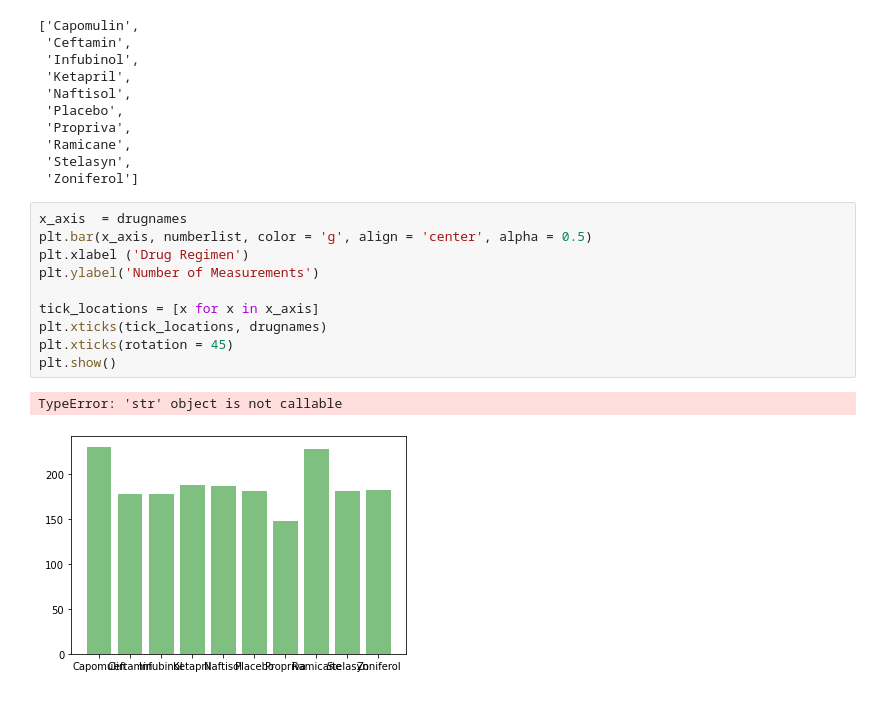
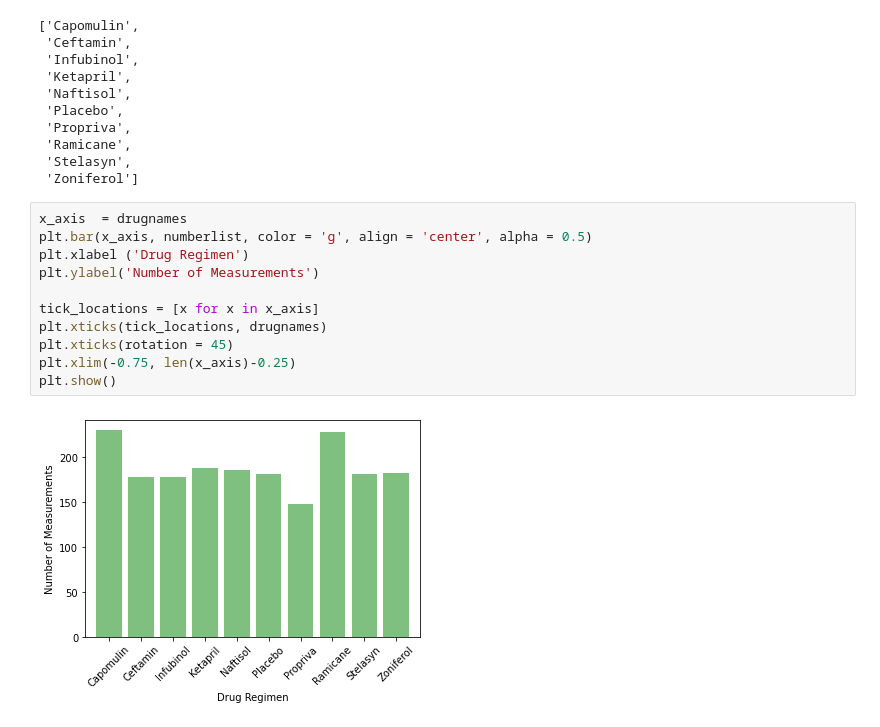
Before and after one commit to nadzema/Matplotlib_ThePowerofPlots, a Jupyter notebook: ThePowerofPlots.ipynb, the cells around one changed output. Drawn from its saved outputs; the diff is of its cells as text.

Commit message:
The Power of Plots

```diff
--- a/ThePowerofPlots.ipynb
+++ b/ThePowerofPlots.ipynb
@@ -251,13 +251,13 @@ drugnames
 # %%
 x_axis  = drugnames
 plt.bar(x_axis, numberlist, color = 'g', align = 'center', alpha = 0.5)
 plt.xlabel ('Drug Regimen')
 plt.ylabel('Number of Measurements')
 
 tick_locations = [x for x in x_axis]
 plt.xticks(tick_locations, drugnames)
 plt.xticks(rotation = 45)
+plt.xlim(-0.75, len(x_axis)-0.25)
 plt.show()
 # %% [output]
-TypeError: 'str' object is not callable
-[figure, old version]
+[figure, new version]
```
Also changed, not shown: parts of 12 cells of this notebook.
